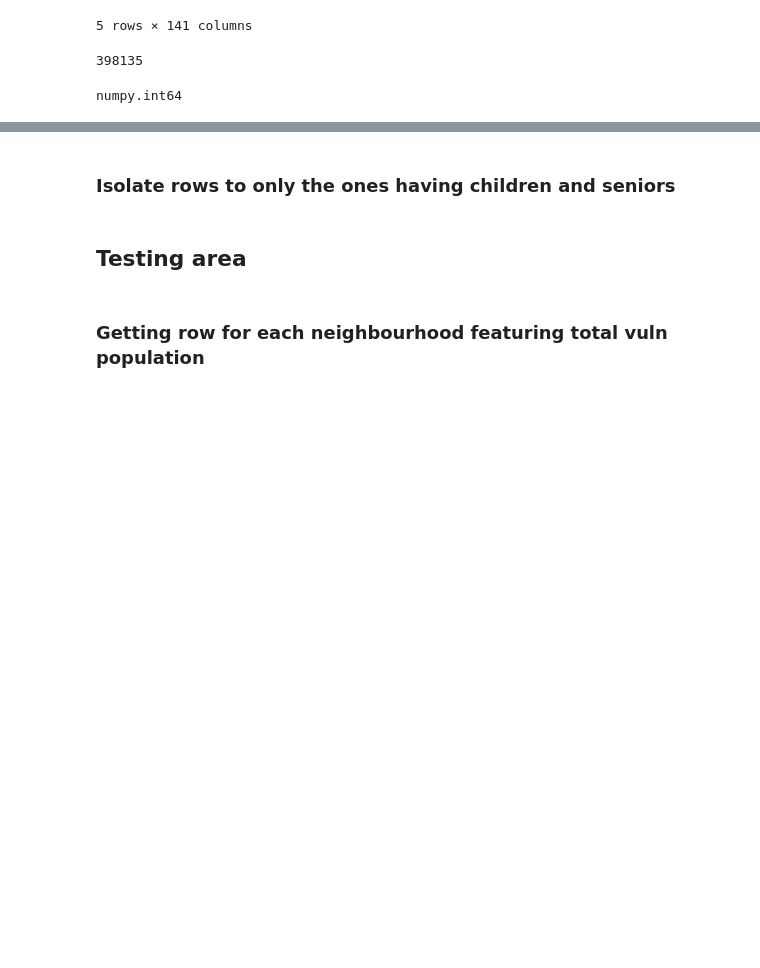
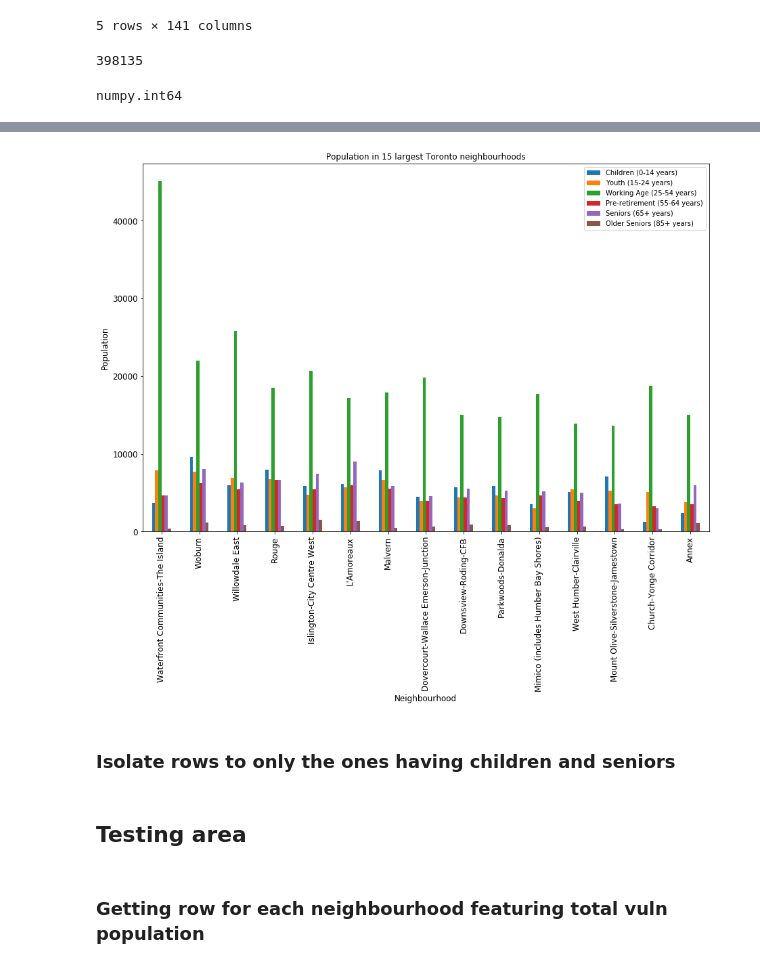
Before and after one commit to genephoenix/Coursera_Capstone, a Jupyter notebook: Capstone Project Notebook.ipynb, the cells around one changed output, grey strips where cells are left out. Saved outputs shown, nothing was run; the diff lists cells and outputs as text; code cells hidden in the pictures; blank space fills up the shorter version.

```diff
--- a/Capstone Project Notebook.ipynb
+++ b/Capstone Project Notebook.ipynb
@@ -254,0 +315,4 @@ numpy.int64
+# %%
+age_sort_all = age_num_all.loc[:, age_num_all.max().sort_values(ascending=False).index]
+
+age_sort_all
@@ -254,0 +329,3 @@ numpy.int64
+# %%
+top_num_all = age_sort_all.iloc[:, : 15]
+top_num_all
@@ -254,0 +341,3 @@ numpy.int64
+# %%
+top_num_all = top_num_all.T
+top_num_all
@@ -254,0 +361,4 @@ numpy.int64
+# %%
+top_pop_rename = top_num_all.rename({9: 'Children (0-14 years)', 10:'Youth (15-24 years)', 11: 'Working Age (25-54 years)' , 12: 'Pre-retirement (55-64 years)' , 13: 'Seniors (65+ years)', 14: 'Older Seniors (85+ years)'}, axis='columns')
+
+top_pop_rename
@@ -255,3 +382,10 @@ numpy.int64
+# %%
+ax = top_pop_rename[['Children (0-14 years)','Youth (15-24 years)', 'Working Age (25-54 years)', 'Pre-retirement (55-64 years)', 'Seniors (65+ years)','Older Seniors (85+ years)']].plot(kind='bar', title ="Population in 15 largest Toronto neighbourhoods", figsize=(15, 10), legend=True, fontsize=12)
+ax.set_xlabel("Neighbourhood", fontsize=12)
+ax.set_ylabel("Population", fontsize=12)
+plt.show()
+# %% [output]
+[figure, added]
 # %% [markdown]
 ### Isolate rows to only the ones having children and seniors
 # %%
```
Also changed, not shown: parts of 79 cells of this notebook.
